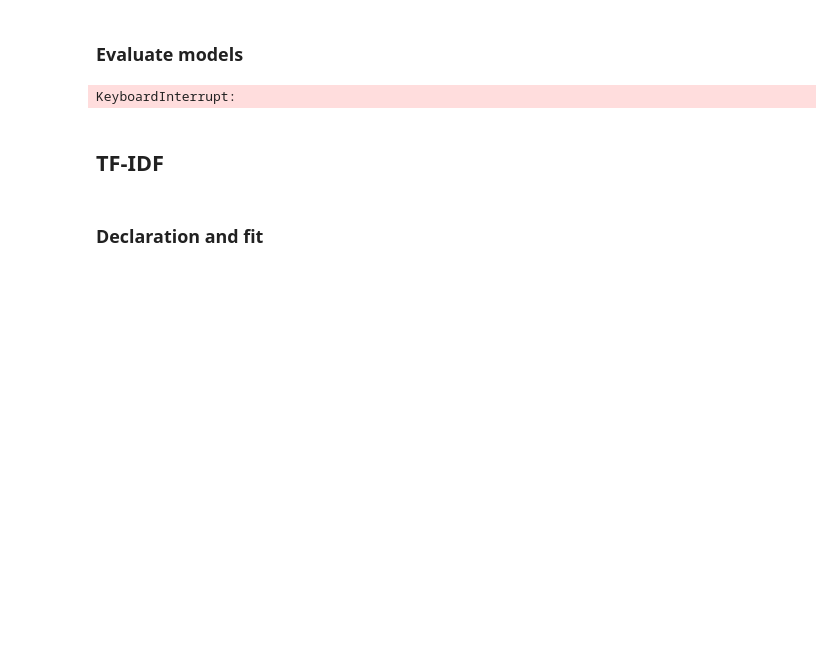
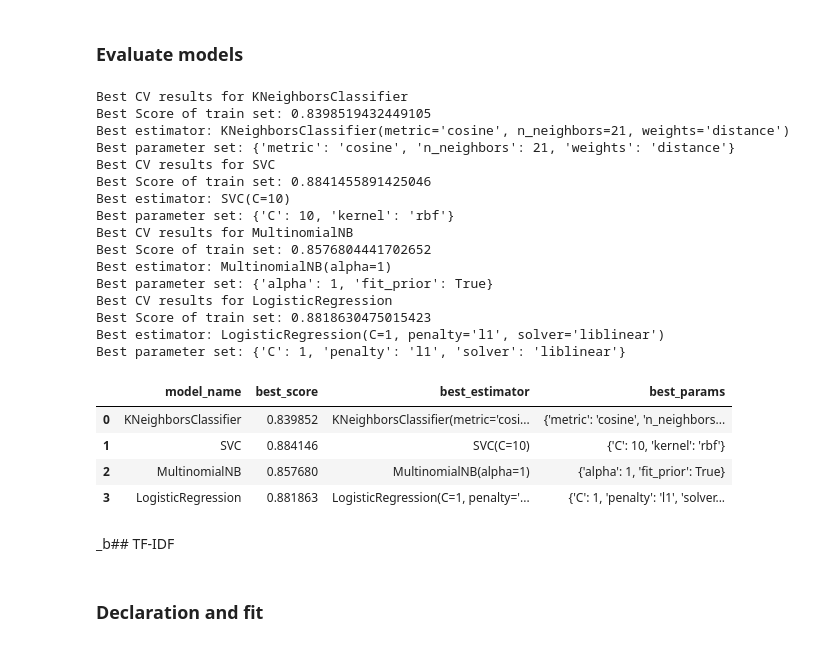
Before and after one commit to guico3lho/TCC_tags, a Jupyter notebook: pipeline/supervised_traditional_models/tuning_eval_models.ipynb, the cells around one changed output. Cells and saved outputs as stored; diff of their text form; code cells hidden in the pictures; blank space fills up the shorter version.

Commit message:
experiment: improve gridserach trad params

```diff
--- a/pipeline/supervised_traditional_models/tuning_eval_models.ipynb
+++ b/pipeline/supervised_traditional_models/tuning_eval_models.ipynb
@@ -25,9 +25,11 @@ y_train = train['label']
 from sklearn.neighbors import KNeighborsClassifier
 
 knn_params = {
-    'n_neighbors': [3, 5, 7, 9, 11, 13, 15, 17, 19, 21],
+    'n_neighbors': [11,21,40,60,80,100],
+    'metric': ['cosine'],
+    # 'weights': ['distance']
     'weights': ['uniform', 'distance'],
-    'metric': ['cosine']
+    # 'metric': ['cosine']
 }
 # %% [markdown]
 ### SVM
@@ -35,8 +37,8 @@ knn_params = {
 from sklearn.svm import SVC
 
 svm_params = {
-    'C': [0.1, 1, 10],
-    'kernel': ['linear', 'rbf'],
+    'C': [10,50,100],
+    'kernel': ['rbf','linear','poly'],
 }
 # %% [markdown]
 ### Naive Bayes
@@ -53,9 +55,9 @@ nb_params = {
 from sklearn.linear_model import LogisticRegression
 
 lr_params = {
-    'penalty': ['l1', 'l2'],
+    'penalty': ['l2', None],
     'C': [0.1, 1, 10],
-    'solver': ['liblinear']
+    'solver': ['liblinear','lbfgs','newtgon-cg', 'sag', 'saga']
 }
 # %% [markdown]
 ## CountVectorizer
@@ -91,33 +93,53 @@ from sklearn.model_selection import GridSearchCV
 model_params = ([KNeighborsClassifier(), SVC(), MultinomialNB(), LogisticRegression()],
                 [knn_params, svm_params, nb_params, lr_params])
 
 list_best_models_params = []
 for model, params in zip(model_params[0], model_params[1]):
     gs = GridSearchCV(model,
                       param_grid=params,
-                      scoring='accuracy',
-                      cv=1)
+                      scoring='f1-micro',
+                      cv=2)
 
     gs.fit(X_train_cv, y_train)
     print(f"Best CV results for {model.__class__.__name__}")
     print("Best Score of train set: " + str(gs.best_score_))
     print("Best estimator: " + str(gs.best_estimator_))
     print("Best parameter set: " + str(gs.best_params_))
 
     store_best_model_configs = {
         'model_name': model.__class__.__name__,
         'best_score': gs.best_score_,
         'best_estimator': gs.best_estimator_,
         'best_params': gs.best_params_
     }
 
 
     list_best_models_params.append(store_best_model_configs)
 
 df_best_models_params = pd.DataFrame(list_best_models_params)
 df_best_models_params
     # cv_best_model = gs.best_estimator_
     # print("Test Score: " + str(gs.score(X_val_cv, y_val)))
     # print("----------------------------------------------------")
 # %% [output]
-KeyboardInterrupt:
+Best CV results for KNeighborsClassifier
+Best Score of train set: 0.8398519432449105
+Best estimator: KNeighborsClassifier(metric='cosine', n_neighbors=21, weights='distance')
+Best parameter set: {'metric': 'cosine', 'n_neighbors': 21, 'weights': 'distance'}
+Best CV results for SVC
+Best Score of train set: 0.8841455891425046
+Best estimator: SVC(C=10)
+Best parameter set: {'C': 10, 'kernel': 'rbf'}
+Best CV results for MultinomialNB
+Best Score of train set: 0.8576804441702652
+Best estimator: MultinomialNB(alpha=1)
+Best parameter set: {'alpha': 1, 'fit_prior': True}
+Best CV results for LogisticRegression
+Best Score of train set: 0.8818630475015423
+Best estimator: LogisticRegression(C=1, penalty='l1', solver='liblinear')
+Best parameter set: {'C': 1, 'penalty': 'l1', 'solver': 'liblinear'}
+|  | model_name | best_score | best_estimator | best_params |
+| 0 | KNeighborsClassifier | 0.839852 | KNeighborsClassifier(metric='cosi... | {'metric': 'cosine', 'n_neighbors... |
+| 1 | SVC | 0.884146 | SVC(C=10) | {'C': 10, 'kernel': 'rbf'} |
+| 2 | MultinomialNB | 0.857680 | MultinomialNB(alpha=1) | {'alpha': 1, 'fit_prior': True} |
+| 3 | LogisticRegression | 0.881863 | LogisticRegression(C=1, penalty='... | {'C': 1, 'penalty': 'l1', 'solver... |
@@ -124,5 +148,5 @@ KeyboardInterrupt:
 # %% [markdown]
-## TF-IDF
+_b## TF-IDF
 # %% [markdown]
 ### Declaration and fit
 # %%
```
Also changed, not shown: parts of 3 cells of this notebook, 3 other files.
